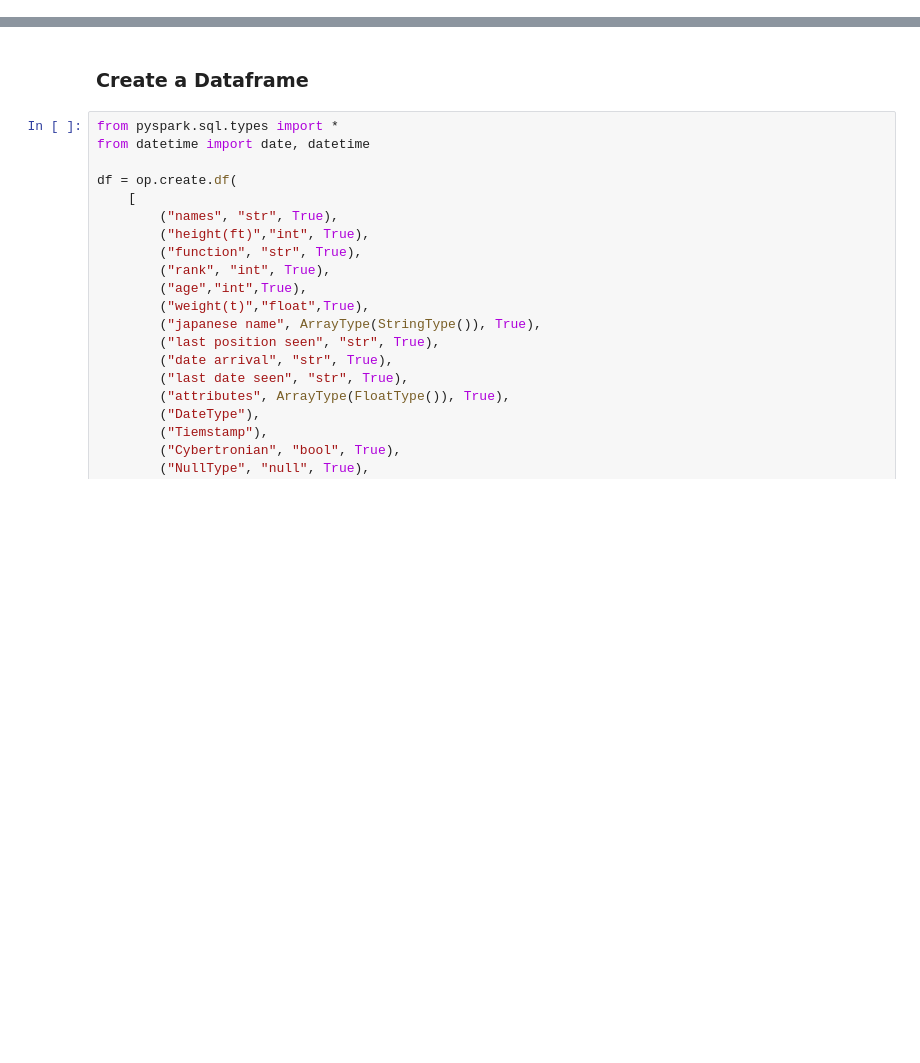
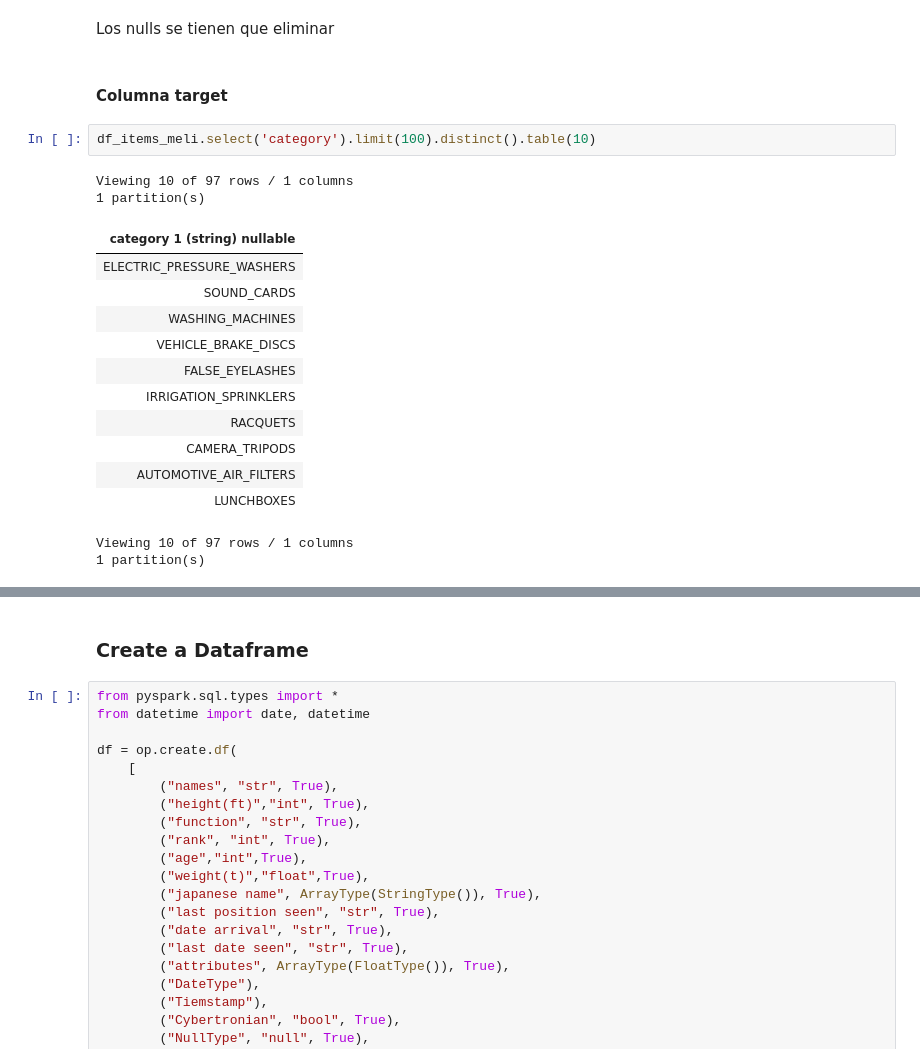
Before and after one commit to ariosramirez/Meetup-pyspark-Optimus, a Jupyter notebook: notebooks/02_EDA_optimus.ipynb, the cells around one changed output, grey strips where cells are left out. Cells and saved outputs as stored; diff of their text form; blank space fills up the shorter version.

```diff
--- a/notebooks/02_EDA_optimus.ipynb
+++ b/notebooks/02_EDA_optimus.ipynb
@@ -13,0 +72,22 @@ op= Optimus()
+# %% [markdown]
+Los nulls se tienen que eliminar
+# %% [markdown]
+#### Columna target
+# %%
+df_items_meli.select('category').limit(100).distinct().table(10)
+# %% [output]
+Viewing 10 of 97 rows / 1 columns
+1 partition(s)
+| category 1 (string) nullable |
+| ELECTRIC_PRESSURE_WASHERS |
+| SOUND_CARDS |
+| WASHING_MACHINES |
+| VEHICLE_BRAKE_DISCS |
+| FALSE_EYELASHES |
+| IRRIGATION_SPRINKLERS |
+| RACQUETS |
+| CAMERA_TRIPODS |
+| AUTOMOTIVE_AIR_FILTERS |
+| LUNCHBOXES |
+Viewing 10 of 97 rows / 1 columns
+1 partition(s)
```
Also changed, not shown: parts of 23 cells of this notebook.
